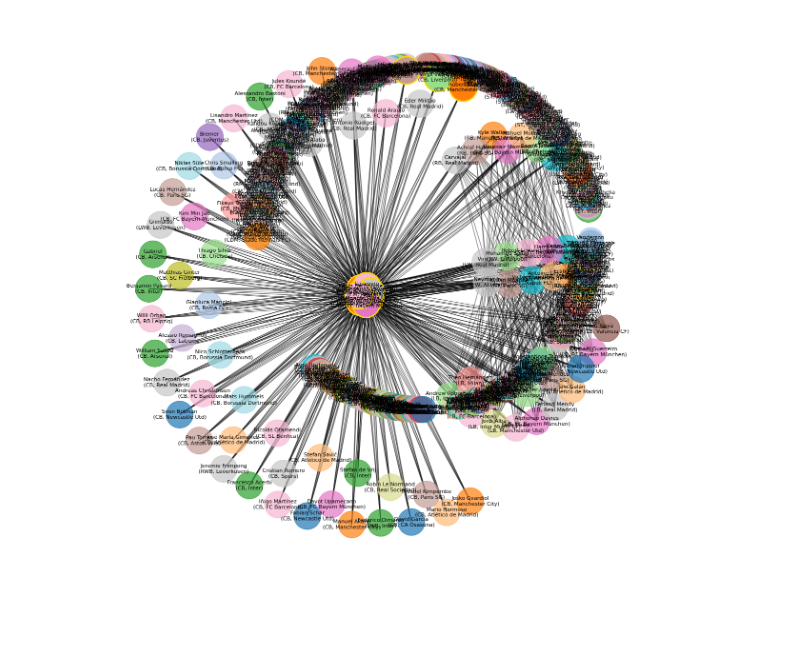
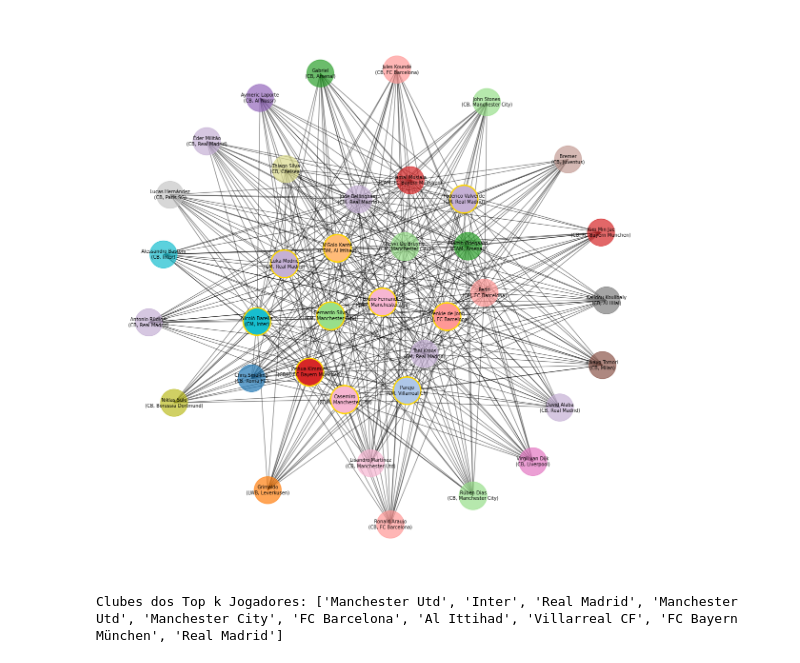
Before and after one commit to celzin/Mapeando-Rendimento-no-Futebol-Virtual, a Jupyter notebook: teste_grafo.ipynb, the cells around one changed output. Cells and saved outputs as stored; diff of their text form; code cells hidden in the pictures; blank space fills up the shorter version.

```diff
--- a/teste_grafo.ipynb
+++ b/teste_grafo.ipynb
@@ -20,9 +20,9 @@ for index, row in players_data.iterrows():
 # Categorias e seus respectivos thresholds
 thresholds = {
     'Atacantes': 88,
-    'Meias': 88,
-    'Zagueiros': 82,
-    'Laterais': 82
+    'Meias': 86,
+    'Zagueiros': 84,
+    'Laterais': 84
 }
 
 # Política de conexões baseada na lógica tática
@@ -63,7 +63,7 @@ position_colors = {
 node_colors = [position_colors[position_to_category[G.nodes[node]['position']]] for node in G]
 
 # Configuração para a visualização do grafo
-plt.figure(figsize=(15, 15))
+plt.figure(figsize=(20, 20))
 pos = nx.kamada_kawai_layout(G)
 
 # Desenhando os nós e arestas
@@ -87,46 +87,56 @@ O grafo tem 833 arestas.
 # %%
 import matplotlib.pyplot as plt
 import networkx as nx
 import scipy.optimize
 from networkx.algorithms.community import greedy_modularity_communities
 
 # Detectando comunidades com o algoritmo greedy_modularity_communities
 communities = greedy_modularity_communities(G, weight='weight')
 
 # Identificando o maior cluster
 largest_community = max(communities, key=len)
 
-# Calculando a centralidade de grau dos jogadores no maior cluster
-degree_centrality = nx.degree_centrality(G)
-largest_community_centrality = {node: centrality for node, centrality in degree_centrality.items() if node in largest_community}
+# Criando um subgrafo para o maior cluster
+largest_community_subgraph = G.subgraph(largest_community)
 
-# Selecionando os 'top k' jogadores mais conectados
+# Calculando a centralidade de grau para o maior cluster
+degree_centrality_largest = nx.degree_centrality(largest_community_subgraph)
+
+# Selecionando os 'top k' jogadores mais conectados dentro do maior cluster
 k = 10  # Define o número de jogadores top para análise
-top_k_players = sorted(largest_community_centrality, key=largest_community_centrality.get, reverse=True)[:k]
+top_k_players = sorted(degree_centrality_largest, key=degree_centrality_largest.get, reverse=True)[:k]
 
-# Gerando um mapeamento de cores para cada clube
-unique_clubs = set(nx.get_node_attributes(G, 'club').values())
-club_to_color = {club: plt.cm.tab20(i / len(unique_clubs)) for i, club in enumerate(unique_clubs)}
+# Gerando um mapeamento de cores para cada clube presente no maior cluster
+unique_clubs_largest = set(nx.get_node_attributes(largest_community_subgraph, 'club').values())
+club_to_color = {club: plt.cm.tab20(i / len(unique_clubs_largest)) for i, club in enumerate(unique_clubs_largest)}
 
-# Aplicando as cores aos nós do grafo
-node_colors = [club_to_color[G.nodes[node]['club']] for node in G.nodes()]
+# Aplicando as cores aos nós do maior cluster
+node_colors_largest = [club_to_color[largest_community_subgraph.nodes[node]['club']] for node in largest_community_subgraph.nodes()]
 
-# Ajuste de tamanho dos nós
-node_sizes = [G.nodes[node]['overall'] * 20 for node in G.nodes()]
+# Ajuste de tamanho dos nós com base no 'overall'
+node_sizes_largest = [largest_community_subgraph.nodes[node]['overall'] * 20 for node in largest_community_subgraph.nodes()]
 
-# Visualização do grafo
+# Visualização do maior cluster
 plt.figure(figsize=(15, 15))
-pos = nx.kamada_kawai_layout(G)  # Posicionamento dos nós
-nx.draw_networkx_nodes(G, pos, node_size=node_sizes, node_color=node_colors, alpha=0.7)
-nx.draw_networkx_edges(G, pos, alpha=0.5)
-nx.draw_networkx_labels(G, pos, labels=labels, font_size=8, font_color='black', verticalalignment='center')
+pos = nx.spring_layout(largest_community_subgraph, k=1.0, iterations=20)  # Posicionamento dos nós do maior cluster
+nx.draw_networkx_nodes(largest_community_subgraph, pos, node_size=node_sizes_largest, node_color=node_colors_largest, alpha=0.7)
+nx.draw_networkx_edges(largest_community_subgraph, pos, alpha=0.5)
 
-# Destacando os 'top k' jogadores
-top_k_node_colors = [club_to_color[G.nodes[node]['club']] for node in top_k_players]
-nx.draw_networkx_nodes(G, pos, nodelist=top_k_players, node_size=[G.nodes[node]['overall'] * 20 for node in top_k_players], node_color=top_k_node_colors, edgecolors='gold', linewidths=2)
+# Desenhando os rótulos dos nós com o nome, posição e clube para o maior cluster
+labels_largest = {node: f"{node}\n({largest_community_subgraph.nodes[node]['position']}, {largest_community_subgraph.nodes[node]['club']})" for node in largest_community_subgraph.nodes()}
+nx.draw_networkx_labels(largest_community_subgraph, pos, labels=labels_largest, font_size=7, font_color='black', verticalalignment='center')
 
-# plt.title("Top k Jogadores no Maior Cluster com Cores de Clube")
+# Destacando os 'top k' jogadores com uma borda dourada
+top_k_node_colors = [club_to_color[largest_community_subgraph.nodes[node]['club']] for node in top_k_players]
+nx.draw_networkx_nodes(largest_community_subgraph, pos, nodelist=top_k_players, node_size=[largest_community_subgraph.nodes[node]['overall'] * 20 for node in top_k_players], node_color=top_k_node_colors, edgecolors='gold', linewidths=2)
+
+# plt.title("Top k Jogadores no Maior Cluster")
 plt.axis('off')
 plt.show()
+
+# Análise das afiliações de clube dos 'top k' jogadores
+top_k_clubs = [largest_community_subgraph.nodes[player]['club'] for player in top_k_players]
+print("Clubes dos Top k Jogadores:", top_k_clubs)
 # %% [output]
-[figure, old version]
+[figure, new version]
+Clubes dos Top k Jogadores: ['Manchester Utd', 'Inter', 'Real Madrid', 'Manchester Utd', 'Manchester City', 'FC Barcelona', 'Al Ittihad', 'Villarreal CF', 'FC Bayern München', 'Real Madrid']
```
Also changed, not shown: parts of 1 cell of this notebook, 2 other files.
